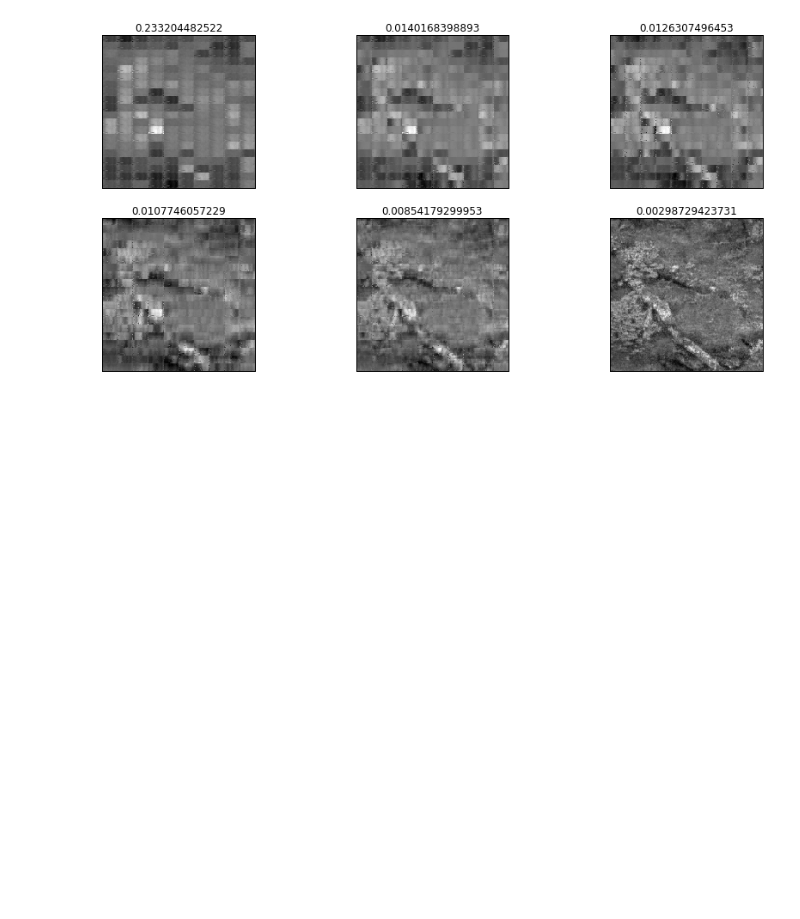
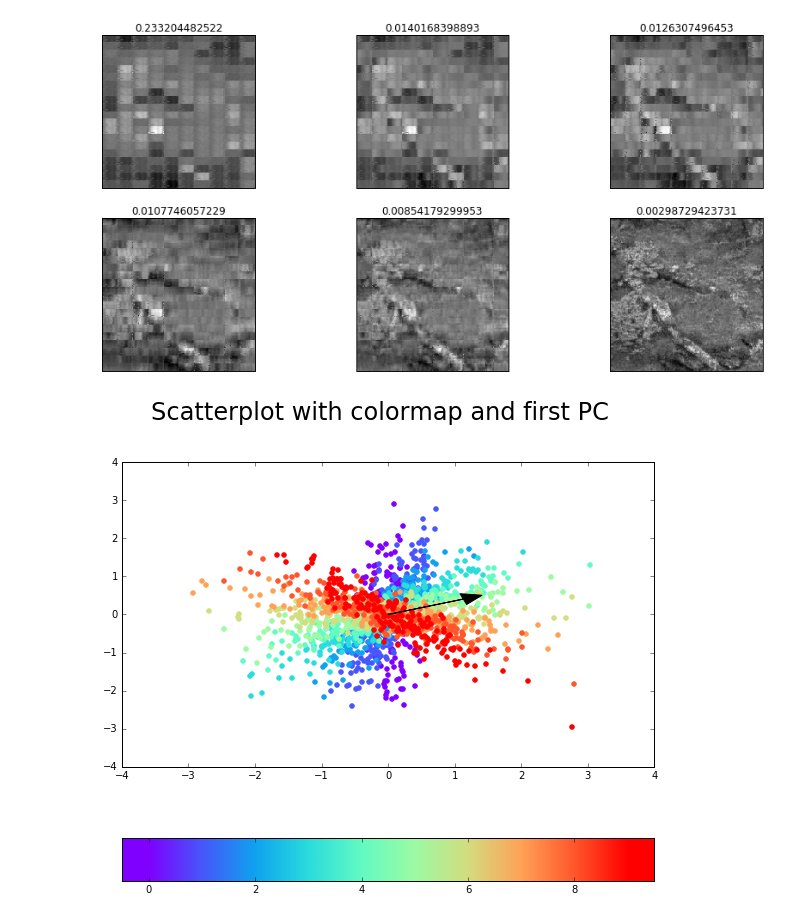
Before and after one commit to danijar/course-machine-intelligence-2, a Jupyter notebook: EX3/Exercise3.ipynb, the cells around one changed output. Drawn from its saved outputs; the diff is of its cells as text; code cells hidden in the pictures; blank space fills up the shorter version.

```diff
--- a/EX3/Exercise3.ipynb
+++ b/EX3/Exercise3.ipynb
@@ -83,3 +83,35 @@ other, other_grid = unpack_tiles(ndimage.imread('imgpca/n1.jpg')[patch], size)
 compress(other, pcs, other_grid, size)
 # %% [output]
 [figure]
+# %%
+#load the data
+dataframe = pd.read_csv('data-onlinePCA.txt', index_col=0)
+data = dataframe.as_matrix()
+
+#number of discrete sections we divide into
+sections = 10
+
+colors = cm.rainbow(np.linspace(0, 1, sections))
+
+#plot the data using 10 different colors
+fig, ax = plt.subplots(nrows=2, ncols=1, figsize=(8, 8))
+fig.suptitle('Scatterplot with colormap and first PC',fontsize=24, y=1.08)
+for i,c in zip(np.arange(sections),colors):
+    sec = data[data_len*i:data_len*(i+1),:]
+    ax[0].scatter(sec[:,0],sec[:,1],color=c)
+
+#plot colormap reference
+gradient = np.linspace(0, 1, 10)
+gradient = np.vstack((gradient, gradient))
+ax[1].imshow(gradient, cmap=plt.cm.rainbow, aspect=0.4)
+ax[1].axes.get_yaxis().set_ticks([])
+fig.tight_layout();
+
+#plot the first PC
+pcs, _ = compute_pcs(data)
+pc = pcs[0]
+pc = pc*1.2 #scaled for visibility
+ax[0].arrow(0, 0, pc[0], pc[1], head_width=0.3, head_length=0.3, fc='k', ec='k')
+plt.show()
+# %% [output]
+[figure, added]
```
